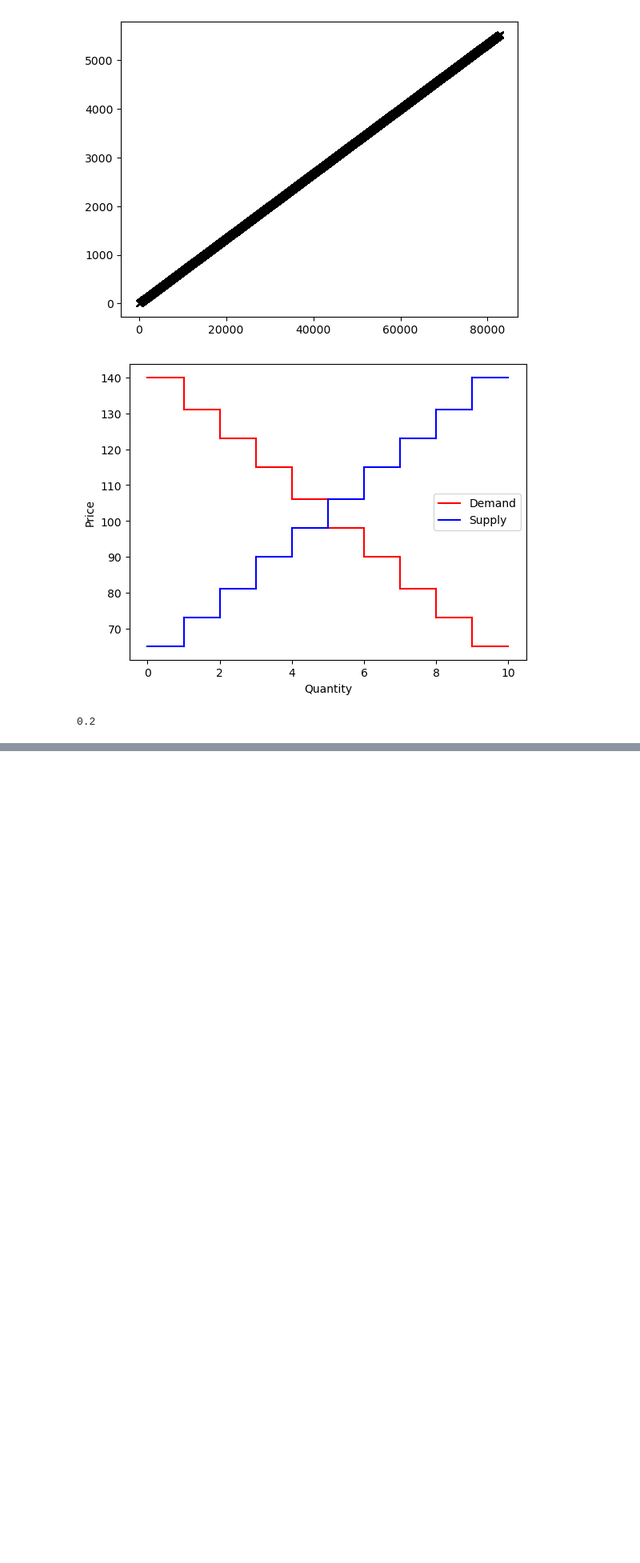
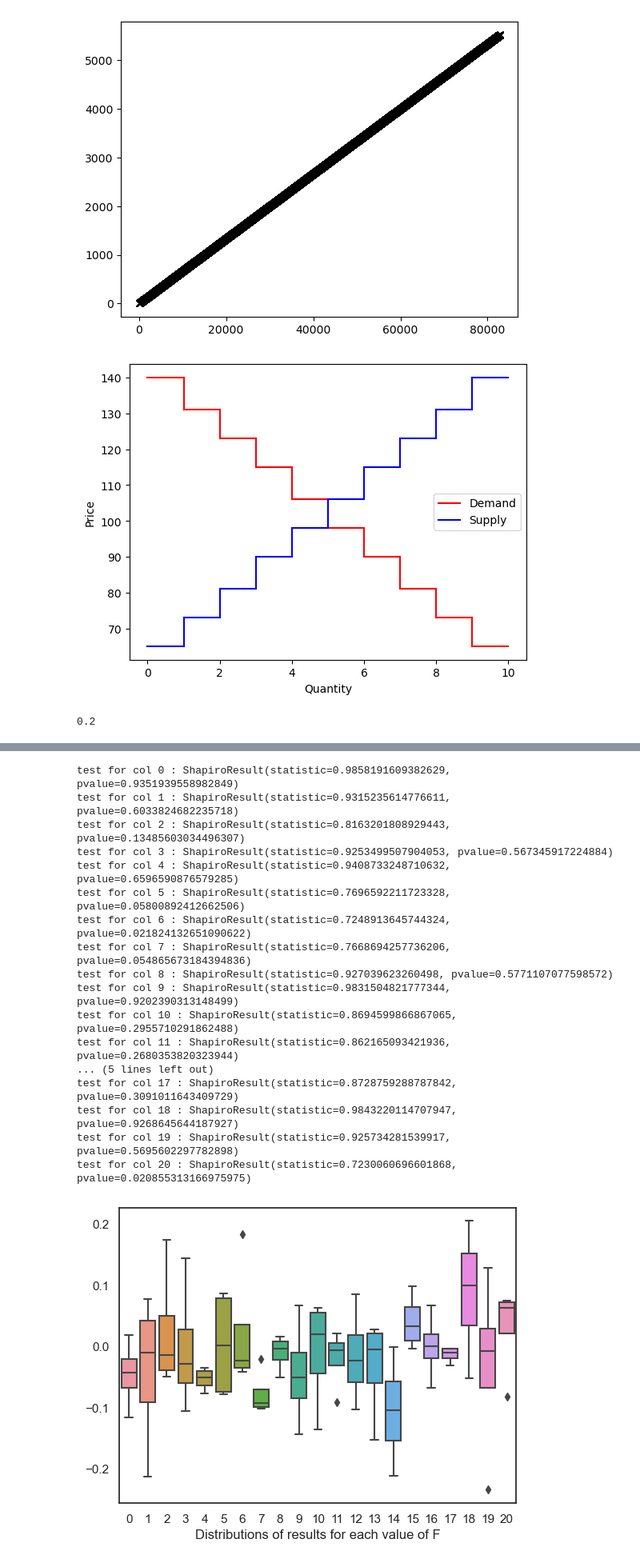
Before and after one commit to armandcismaru/BSE-Trading-PRDE, a Jupyter notebook: IEFT-experiments.ipynb, the cells around one changed output, grey strips where cells are left out. Shown at 80% size. Cells and saved outputs as stored; diff of their text form; code cells hidden in the pictures; blank space fills up the shorter version.

```diff
--- a/IEFT-experiments.ipynb
+++ b/IEFT-experiments.ipynb
@@ -323,0 +379,37 @@ print(df.std())
+# %%
+exp_res = pd.read_csv('exp_results.csv')
+cols = {}
+
+for i in range(21):
+    nr = 0.1 * i
+    cols['F%1.2f' % (nr)] = i
+exp_res.rename(columns=cols, inplace=True)
+
+fig_C = sns.boxplot(exp_res)
+fig_C.set(xlabel='Distributions of results for each value of F')
+
+for col in exp_res.columns:
+    shapiro_test = stats.shapiro(exp_res[col])
+    print('test for col', col, ':', shapiro_test)
+
+exp_df = exp_res.T
+exp_df.rename(columns={0: 'k4', 1:'k5', 2:'k6', 3:'k7'}, inplace=True)
+# %% [output]
+test for col 0 : ShapiroResult(statistic=0.9858191609382629, pvalue=0.9351939558982849)
+test for col 1 : ShapiroResult(statistic=0.9315235614776611, pvalue=0.6033824682235718)
+test for col 2 : ShapiroResult(statistic=0.8163201808929443, pvalue=0.13485603034496307)
+test for col 3 : ShapiroResult(statistic=0.9253499507904053, pvalue=0.567345917224884)
+test for col 4 : ShapiroResult(statistic=0.9408733248710632, pvalue=0.6596590876579285)
+test for col 5 : ShapiroResult(statistic=0.7696592211723328, pvalue=0.05800892412662506)
+test for col 6 : ShapiroResult(statistic=0.7248913645744324, pvalue=0.021824132651090622)
+test for col 7 : ShapiroResult(statistic=0.7668694257736206, pvalue=0.054865673184394836)
+test for col 8 : ShapiroResult(statistic=0.927039623260498, pvalue=0.5771107077598572)
+test for col 9 : ShapiroResult(statistic=0.9831504821777344, pvalue=0.9202390313148499)
+test for col 10 : ShapiroResult(statistic=0.8694599866867065, pvalue=0.2955710291862488)
+test for col 11 : ShapiroResult(statistic=0.862165093421936, pvalue=0.2680353820323944)
+... (5 lines left out)
+test for col 17 : ShapiroResult(statistic=0.8728759288787842, pvalue=0.3091011643409729)
+test for col 18 : ShapiroResult(statistic=0.9843220114707947, pvalue=0.9268645644187927)
+test for col 19 : ShapiroResult(statistic=0.925734281539917, pvalue=0.5695602297782898)
+test for col 20 : ShapiroResult(statistic=0.7230060696601868, pvalue=0.020855313166975975)
+[figure, added]
```
Also changed, not shown: parts of 15 cells of this notebook, 15 other files.
